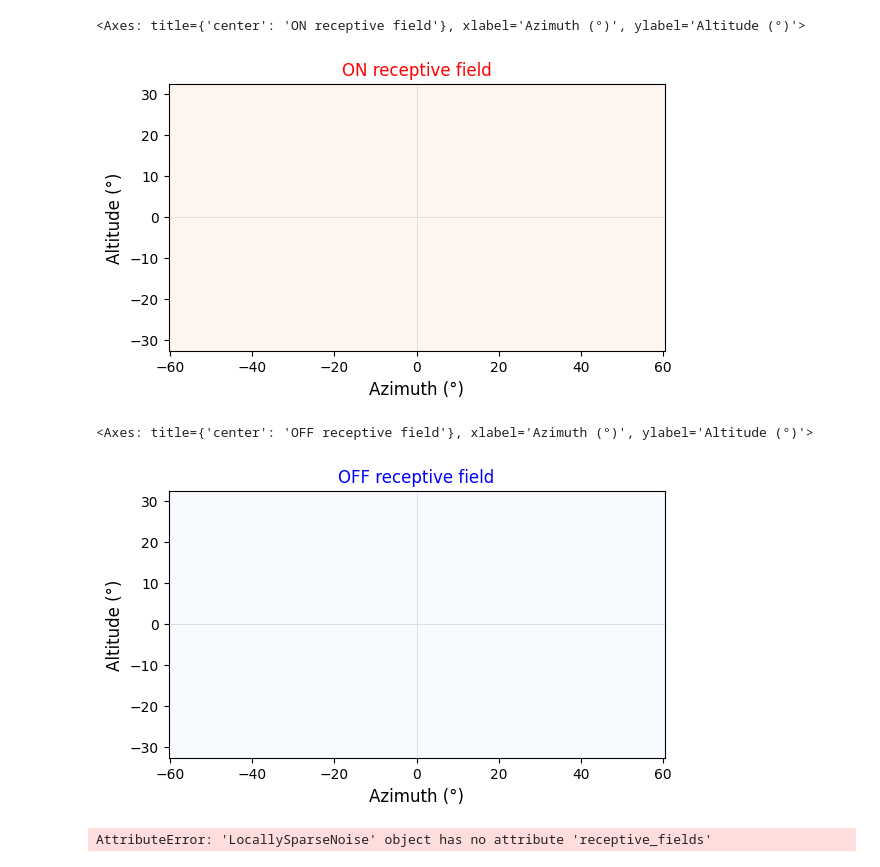
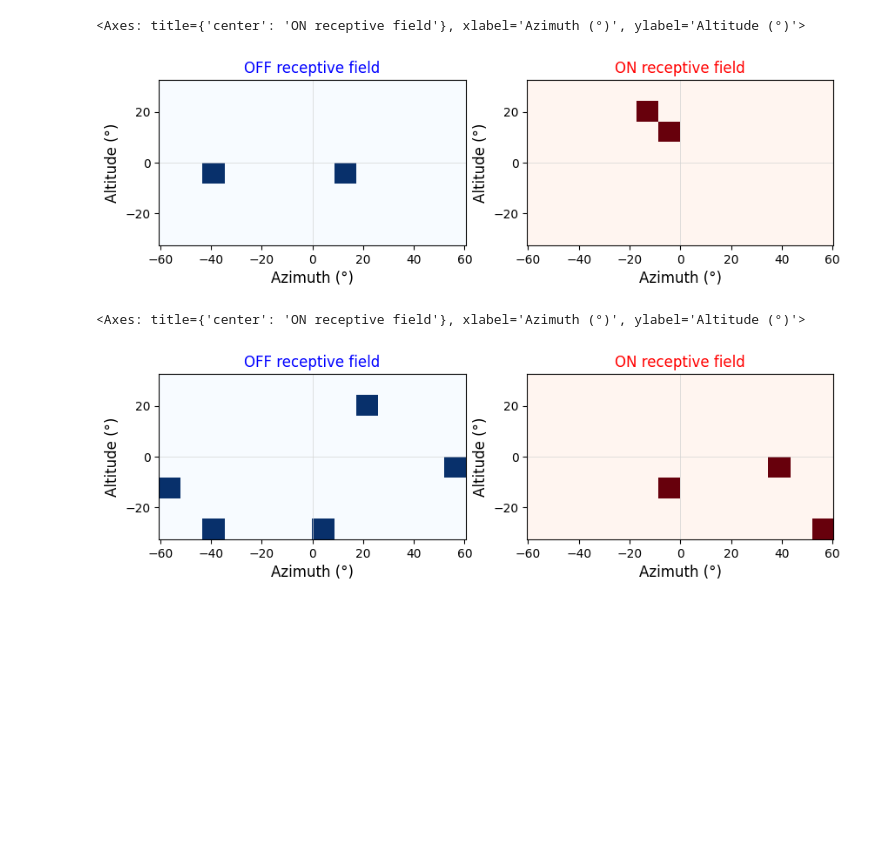
Before and after one commit to naomidonovan1/allen_v1dd, a Jupyter notebook: src/allen_v1dd/demo.ipynb, the cells around one changed output. Saved outputs shown, nothing was run; the diff lists cells and outputs as text; code cells hidden in the pictures; blank space fills up the shorter version.

```diff
--- a/src/allen_v1dd/demo.ipynb
+++ b/src/allen_v1dd/demo.ipynb
@@ -61,17 +206,30 @@ roi = 7
 # %%
 receptive_fields_new = lsn.receptive_fields_new
-# %%
-lsn.plot_rf(receptive_fields_new[738, 0, :, :], rf_type="on")
-# %% [output]
-<Axes: title={'center': 'ON receptive field'}, xlabel='Azimuth (°)', ylabel='Altitude (°)'>
-[figure, removed]
+# %%
+roi = 27
+import matplotlib.pyplot as plt
+
+fig, axs = plt.subplots(1, 2, figsize=(10, 5))
+axs[0].set_title("Ridge RF - OFF")
+lsn.plot_rf(receptive_fields_new[roi, 1, :, :], rf_type="off", ax=axs[0])
+axs[1].set_title("Ridge RF - ON")
+
+lsn.plot_rf(receptive_fields_new[roi, 0, :, :], rf_type="on", ax=axs[1])
+# %% [output]
+<Axes: title={'center': 'ON receptive field'}, xlabel='Azimuth (°)', ylabel='Altitude (°)'>
+[figure, added]
+# %%
+receptive_fields_sta = lsn.receptive_fields_sta
 # %%
-lsn.plot_rf(receptive_fields_new[738, 1, :, :], rf_type="off")
+roi = 0
+import matplotlib.pyplot as plt
+
+fig, axs = plt.subplots(1, 2, figsize=(10, 5))
+axs[0].set_title("Ridge RF - OFF")
+lsn.plot_rf(receptive_fields_sta[roi, 1, :, :], rf_type="off", ax=axs[0])
+axs[1].set_title("Ridge RF - ON")
+
+lsn.plot_rf(receptive_fields_sta[roi, 0, :, :], rf_type="on", ax=axs[1])
 # %% [output]
-<Axes: title={'center': 'OFF receptive field'}, xlabel='Azimuth (°)', ylabel='Altitude (°)'>
+<Axes: title={'center': 'ON receptive field'}, xlabel='Azimuth (°)', ylabel='Altitude (°)'>
-[figure, old version]
+[figure, new version]
-# %%
-receptive_fields = lsn.receptive_fields
-receptive_fields.shape
-# %% [output]
-AttributeError: 'LocallySparseNoise' object has no attribute 'receptive_fields'
```
Also changed, not shown: parts of 24 cells of this notebook, 1 other file.
